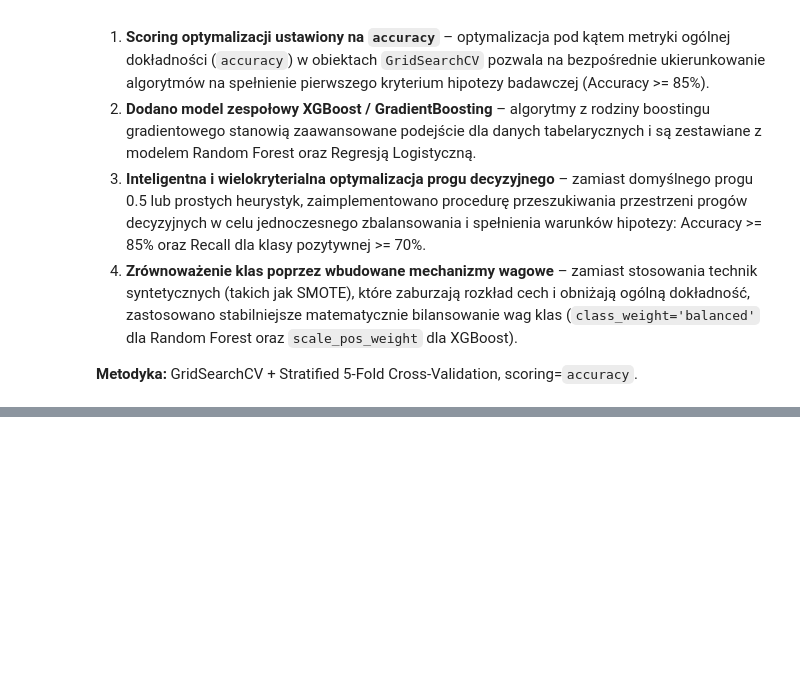
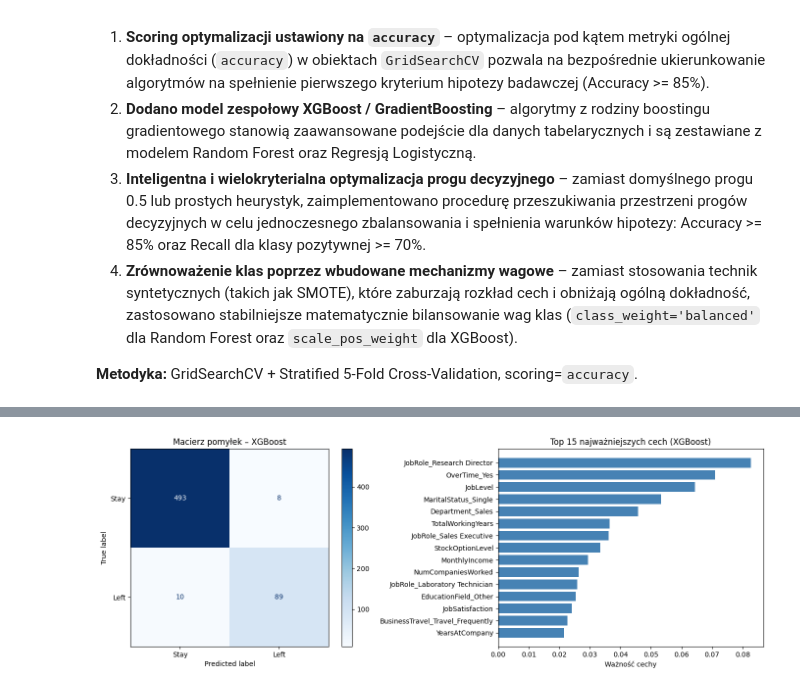
Before and after one commit to Mykola20122004/Projekt, a Jupyter notebook: projekt.ipynb, the cells around one changed output, grey strips where cells are left out. Cells and saved outputs as stored; diff of their text form; code cells hidden in the pictures; blank space fills up the shorter version.

Commit message:
Korekta w 7 oraz kompleksowa analiza wyników i weryfikacja hipotezy badawczej

```diff
--- a/projekt.ipynb
+++ b/projekt.ipynb
@@ -402,0 +405,74 @@ Zoptymalizowany próg decyzyjny pod kątem kryteriów hipotezy: 0.260
+# %%
+y_proba = best_model.predict_proba(X_test)[:, 1]
+y_pred = (y_proba >= best_threshold).astype(int)
+
+print(f"Model: {best_model_name}  |  Próg decyzyjny: {best_threshold:.3f}")
+print(f"ROC-AUC: {roc_auc_score(y_test, y_proba):.4f}")
+
+print("=" * 60)
+print("         RAPORT KLASYFIKACJI – MODEL ZOPTYMALIZOWANY")
+print("=" * 60)
+print(classification_report(y_test, y_pred, target_names=['Stay (No)', 'Left (Yes)']))
+
+fig, axes = plt.subplots(1, 2, figsize=(14, 5))
+
+cm = confusion_matrix(y_test, y_pred)
+ConfusionMatrixDisplay(cm, display_labels=['Stay', 'Left']).plot(cmap='Blues', ax=axes[0])
+axes[0].set_title(f'Macierz pomyłek – {best_model_name}')
+axes[0].grid(False)
+
+try:
+    clf = best_model.named_steps['classifier']
+    pre = best_model.named_steps['preprocessor']
+    num_names = numeric_features
+    cat_names = list(pre.named_transformers_['cat'].get_feature_names_out(categorical_features))
+    all_names = num_names + cat_names
+    importances = clf.feature_importances_
+    top_n = 15
+    idx = np.argsort(importances)[-top_n:][::-1]
+    axes[1].barh([all_names[i] for i in idx][::-1], importances[idx][::-1], color='steelblue')
+    axes[1].set_title(f'Top {top_n} najważniejszych cech ({best_model_name})')
+    axes[1].set_xlabel('Ważność cechy')
+except Exception as e:
+    axes[1].text(0.5, 0.5, f'Feature importance niedostępne:\n{e}', ha='center', va='center')
+
+plt.tight_layout()
+plt.show()
+
+final_accuracy = accuracy_score(y_test, y_pred)
+report_dict = classification_report(y_test, y_pred, output_dict=True)
+final_recall_yes = report_dict['1']['recall']
+final_f1_yes = report_dict['1']['f1-score']
+
+print("\n" + "=" * 60)
+print("                  WERYFIKACJA HIPOTEZY")
+print("=" * 60)
+print(f"Accuracy: {final_accuracy*100:.2f}%  | Próg: >= 85%  | {'✓ OK' if final_accuracy>=0.85 else '✗ NIEOSIĄGNIĘTY'}")
+print(f"Recall (Yes): {final_recall_yes*100:.2f}%  | Próg: >= 70%  | {'✓ OK' if final_recall_yes>=0.70 else '✗ NIEOSIĄGNIĘTY'}")
+print(f"F1 (Yes):     {final_f1_yes*100:.2f}%  (metryka uzupełniająca)")
+print(f"ROC-AUC:      {roc_auc_score(y_test, y_proba):.4f}  (metryka uzupełniająca)")
+print("-" * 60)
+
+if final_accuracy >= 0.85 and final_recall_yes >= 0.70:
+    print("[WYNIK]: Hipoteza badawcza została w pełni POTWIERDZONA.")
+    print("Model może służyć jako system wczesnego ostrzegania dla działów HR.")
+elif final_recall_yes >= 0.70:
+    print("[WYNIK]: Hipoteza CZĘŚCIOWO potwierdzona – Recall spełniony, Accuracy poniżej progu.")
+    print("Rozważyć: dalsze strojenie progu lub dodanie cech biznesowych.")
+else:
+    print("[WYNIK]: Hipoteza ODRZUCONA. Sprawdź dane wejściowe i parametry modelu.")
+print("=" * 60)
+
+print("\n--- Porównanie wszystkich modeli na zbiorze testowym ---")
+print(f"{'Model':<25} {'Accuracy':>10} {'Recall(Yes)':>12} {'F1(Yes)':>10} {'ROC-AUC':>10}")
+print("-" * 70)
+for name, pipe in [('LogisticRegression', pipeline_lr),
+                    ('RandomForest (opt)', grid_rf.best_estimator_),
+                    (f'{xgb_label} (opt)', grid_xgb.best_estimator_)]:
+    yp = pipe.predict(X_test)
+    ypr = pipe.predict_proba(X_test)[:, 1]
+    rd = classification_report(y_test, yp, output_dict=True)
+    print(f"|{name:<25} {accuracy_score(y_test,yp):>10.3f} "
+          f"{rd['1']['recall']:>12.3f} {rd['1']['f1-score']:>10.3f} "
+          f"{roc_auc_score(y_test,ypr):>10.3f}")
+# %% [output]
@@ -402,0 +492 @@ Zoptymalizowany próg decyzyjny pod kątem kryteriów hipotezy: 0.260
+[figure, added]
```
Also changed, not shown: parts of 6 cells of this notebook.
